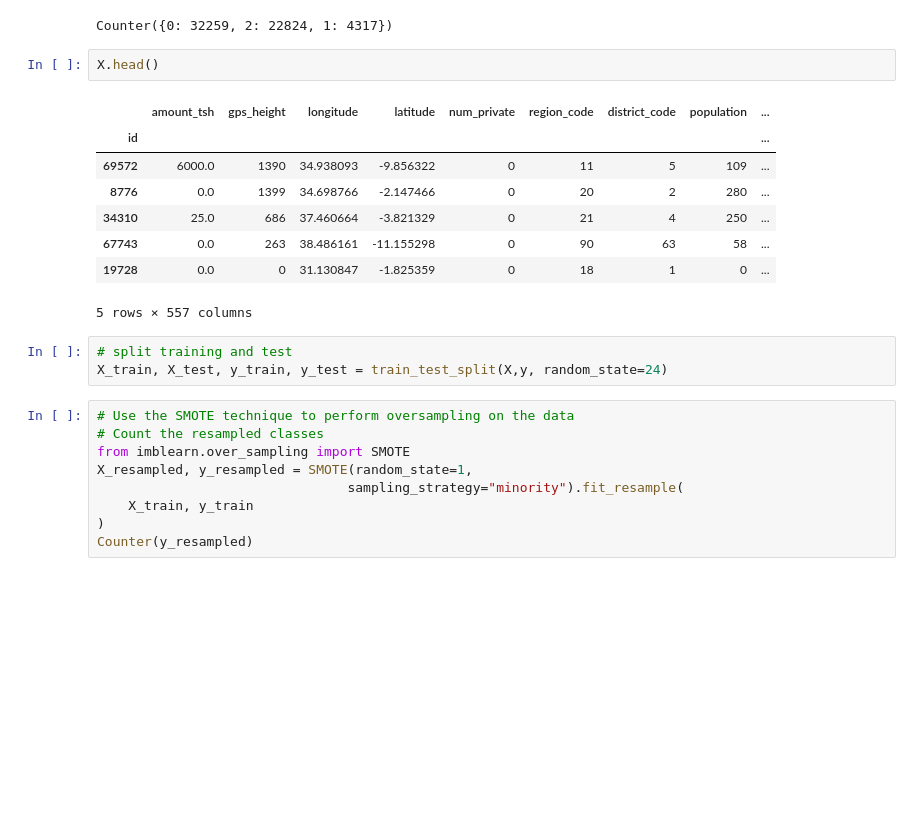
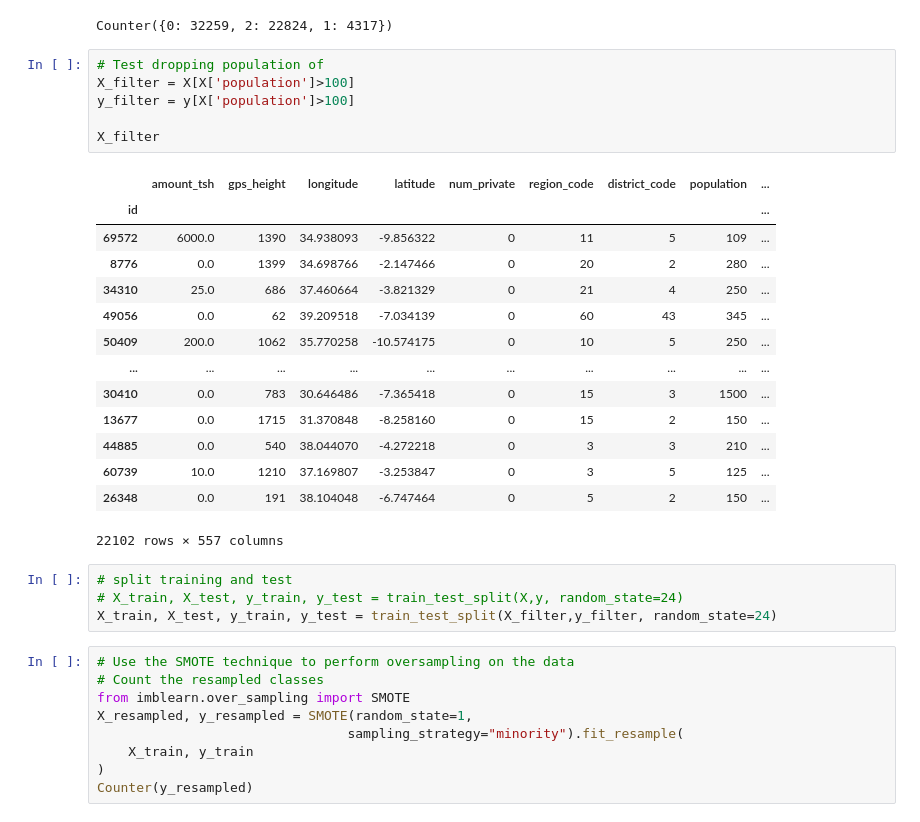
Before and after one commit to kenwelsh/Tanzania_Water_Pump, a Jupyter notebook: machinelearning_supervised_improvedcleaning.ipynb, the cells around one changed output. Drawn from its saved outputs; the diff is of its cells as text; blank space fills up the shorter version.

Commit message:
added model with dropping population

```diff
--- a/machinelearning_supervised_improvedcleaning.ipynb
+++ b/machinelearning_supervised_improvedcleaning.ipynb
@@ -189,20 +189,31 @@ from collections import Counter
 Counter(y)
 # %% [output]
 Counter({0: 32259, 2: 22824, 1: 4317})
-# %%
-X.head()
-# %% [output]
-|  | amount_tsh | gps_height | longitude | latitude | num_private | region_code | district_code | population | ... |
-| id |  |  |  |  |  |  |  |  | ... |
-| 69572 | 6000.0 | 1390 | 34.938093 | -9.856322 | 0 | 11 | 5 | 109 | ... |
-| 8776 | 0.0 | 1399 | 34.698766 | -2.147466 | 0 | 20 | 2 | 280 | ... |
-| 34310 | 25.0 | 686 | 37.460664 | -3.821329 | 0 | 21 | 4 | 250 | ... |
-| 67743 | 0.0 | 263 | 38.486161 | -11.155298 | 0 | 90 | 63 | 58 | ... |
-| 19728 | 0.0 | 0 | 31.130847 | -1.825359 | 0 | 18 | 1 | 0 | ... |
-5 rows × 557 columns
+# %%
+# Test dropping population of
+X_filter = X[X['population']>100]
+y_filter = y[X['population']>100]
+
+X_filter
+# %% [output]
+|  | amount_tsh | gps_height | longitude | latitude | num_private | region_code | district_code | population | ... |
+| id |  |  |  |  |  |  |  |  | ... |
+| 69572 | 6000.0 | 1390 | 34.938093 | -9.856322 | 0 | 11 | 5 | 109 | ... |
+| 8776 | 0.0 | 1399 | 34.698766 | -2.147466 | 0 | 20 | 2 | 280 | ... |
+| 34310 | 25.0 | 686 | 37.460664 | -3.821329 | 0 | 21 | 4 | 250 | ... |
+| 49056 | 0.0 | 62 | 39.209518 | -7.034139 | 0 | 60 | 43 | 345 | ... |
+| 50409 | 200.0 | 1062 | 35.770258 | -10.574175 | 0 | 10 | 5 | 250 | ... |
+| ... | ... | ... | ... | ... | ... | ... | ... | ... | ... |
+| 30410 | 0.0 | 783 | 30.646486 | -7.365418 | 0 | 15 | 3 | 1500 | ... |
+| 13677 | 0.0 | 1715 | 31.370848 | -8.258160 | 0 | 15 | 2 | 150 | ... |
+| 44885 | 0.0 | 540 | 38.044070 | -4.272218 | 0 | 3 | 3 | 210 | ... |
+| 60739 | 10.0 | 1210 | 37.169807 | -3.253847 | 0 | 3 | 5 | 125 | ... |
+| 26348 | 0.0 | 191 | 38.104048 | -6.747464 | 0 | 5 | 2 | 150 | ... |
+22102 rows × 557 columns
 # %%
 # split training and test
-X_train, X_test, y_train, y_test = train_test_split(X,y, random_state=24)
+# X_train, X_test, y_train, y_test = train_test_split(X,y, random_state=24)
+X_train, X_test, y_train, y_test = train_test_split(X_filter,y_filter, random_state=24)
 # %%
 # Use the SMOTE technique to perform oversampling on the data
 # Count the resampled classes
```
Also changed, not shown: parts of 1 cell of this notebook.
